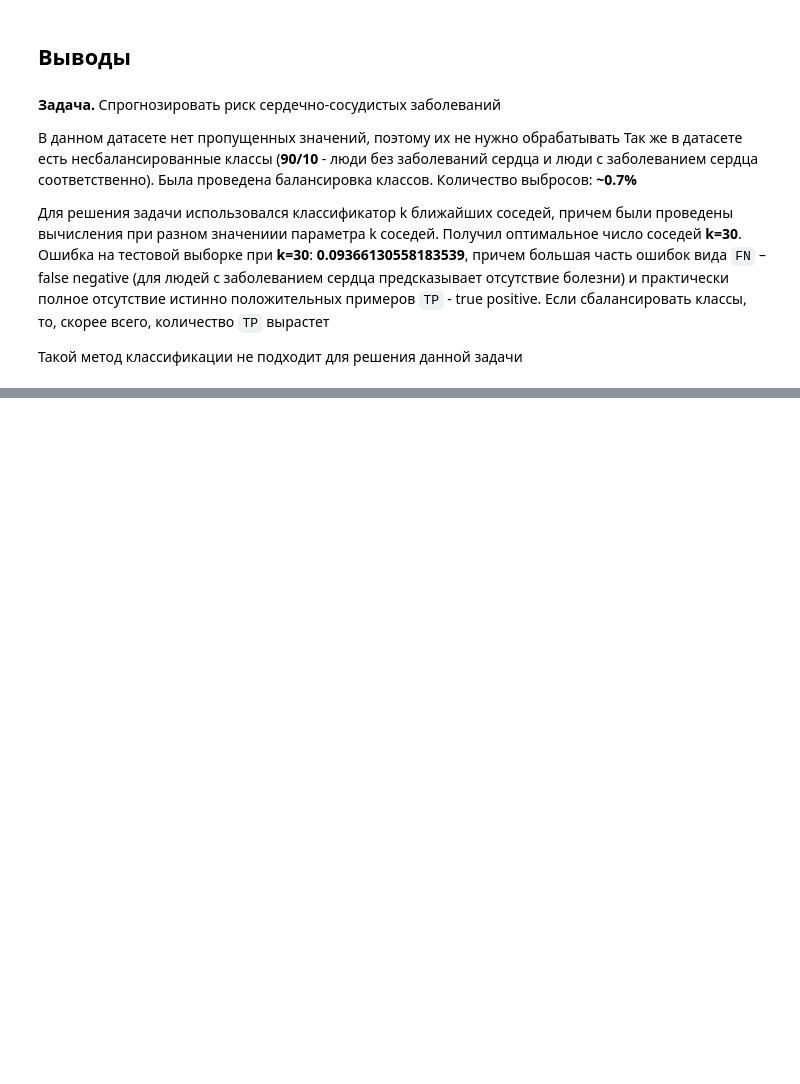
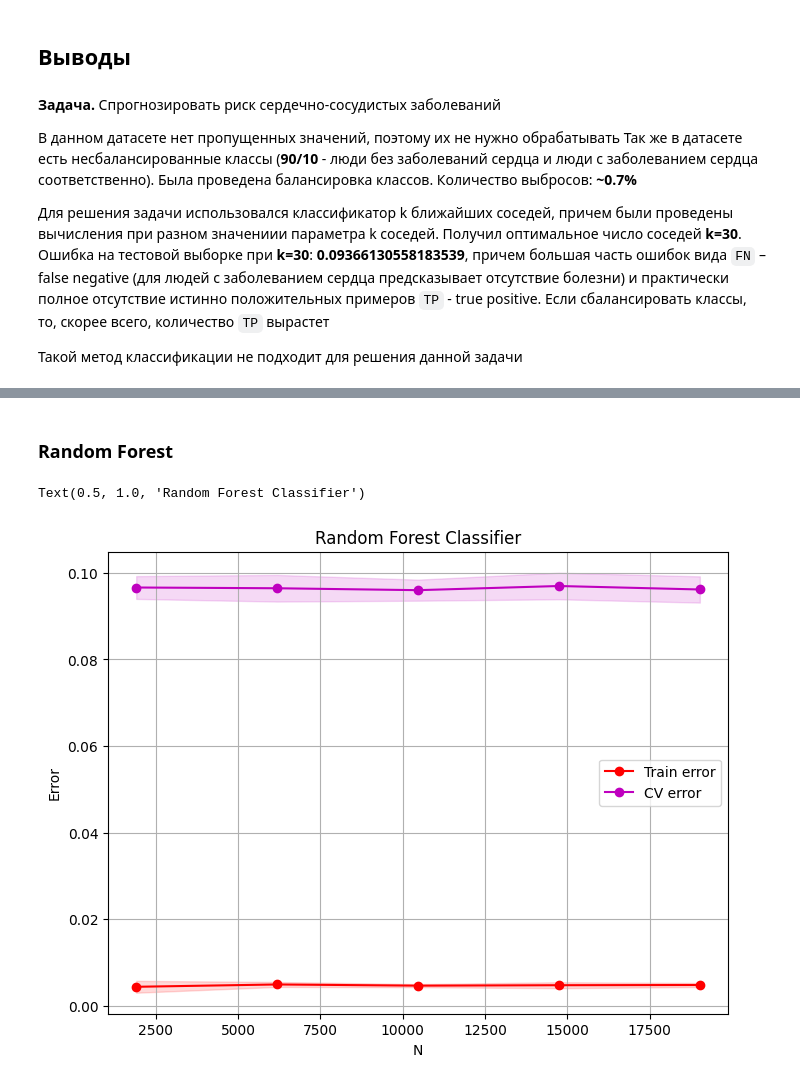
Before and after one commit to qr3x/MLDA-4th-year, a Jupyter notebook: Statistical classification.ipynb, the cells around one changed output, grey strips where cells are left out. Drawn from its saved outputs; the diff is of its cells as text; code cells hidden in the pictures; blank space fills up the shorter version.

```diff
--- a/Statistical classification.ipynb
+++ b/Statistical classification.ipynb
@@ -716,0 +776,9 @@ pass
+# %% [markdown]
+### Random Forest
+# %%
+from sklearn.ensemble import RandomForestClassifier
+draw_learning_curve(RandomForestClassifier(n_estimators = 20))
+plt.title('Random Forest Classifier')
+# %% [output]
+Text(0.5, 1.0, 'Random Forest Classifier')
+[figure, added]
```
Also changed, not shown: parts of 22 cells of this notebook.
